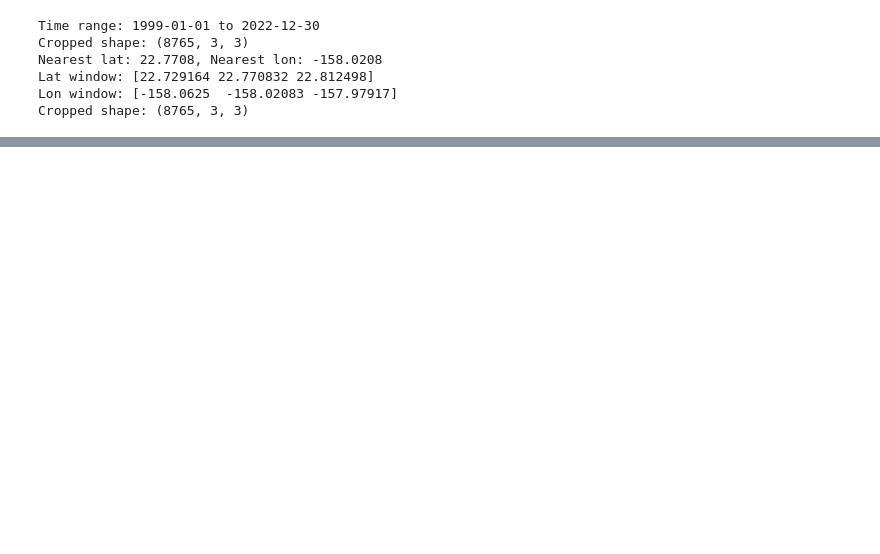
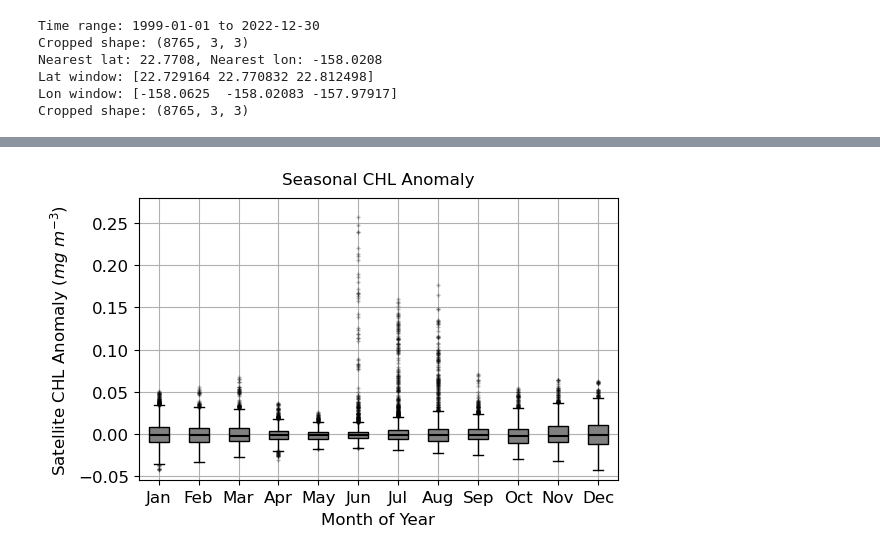
Before and after one commit to jamiesash/climate, a Jupyter notebook: code/pycode/climatology_sumer_aveerage.ipynb, the cells around one changed output, grey strips where cells are left out. Cells and saved outputs as stored; diff of their text form; code cells hidden in the pictures; blank space fills up the shorter version.

Commit message:
detrending everything

```diff
--- a/code/pycode/climatology_sumer_aveerage.ipynb
+++ b/code/pycode/climatology_sumer_aveerage.ipynb
@@ -152,0 +342,27 @@ plt.show()
+# %%
+fig, ax = plt.subplots(figsize=(6, 4))
+df_melt_detrend.boxplot(column='chl_detrend', by='month', ax=ax, #grid = False,
+                showfliers=True, patch_artist=True,
+                boxprops=dict(facecolor='grey', edgecolor='black'),
+                medianprops=dict(color='black', linewidth=1.5),
+                whiskerprops=dict(color='black'),
+                capprops=dict(color='black'),
+                flierprops=dict(marker='+', markeredgecolor='black',
+                                  markerfacecolor='black', markersize=3, alpha=0.3))
+
+ax.set_xlabel('Month of Year', fontsize=12, fontweight='normal', labelpad=5)
+ax.set_ylabel('Satellite CHL Anomaly ($mg$ $m^{-3}$)', fontsize=12, fontweight='normal', labelpad=5)
+ax.set_title('Seasonal CHL Anomaly', fontsize=12, pad=10)
+ax.set_ylim(-0.055, 0.28)
+fig.suptitle('')
+
+month_labels = ['Jan','Feb','Mar','Apr','May','Jun',
+                'Jul','Aug','Sep','Oct','Nov','Dec']
+ax.set_xticklabels(month_labels, fontsize=12)
+ax.tick_params(axis='y', labelsize=12)
+
+plt.tight_layout()
+fig.savefig('../../figures/20260422_detrended_chl_anomaly_boxplot.pdf', dpi=600, bbox_inches='tight')
+plt.show()
+# %% [output]
+[figure, added]
```
Also changed, not shown: parts of 9 cells of this notebook, 5 other files.
